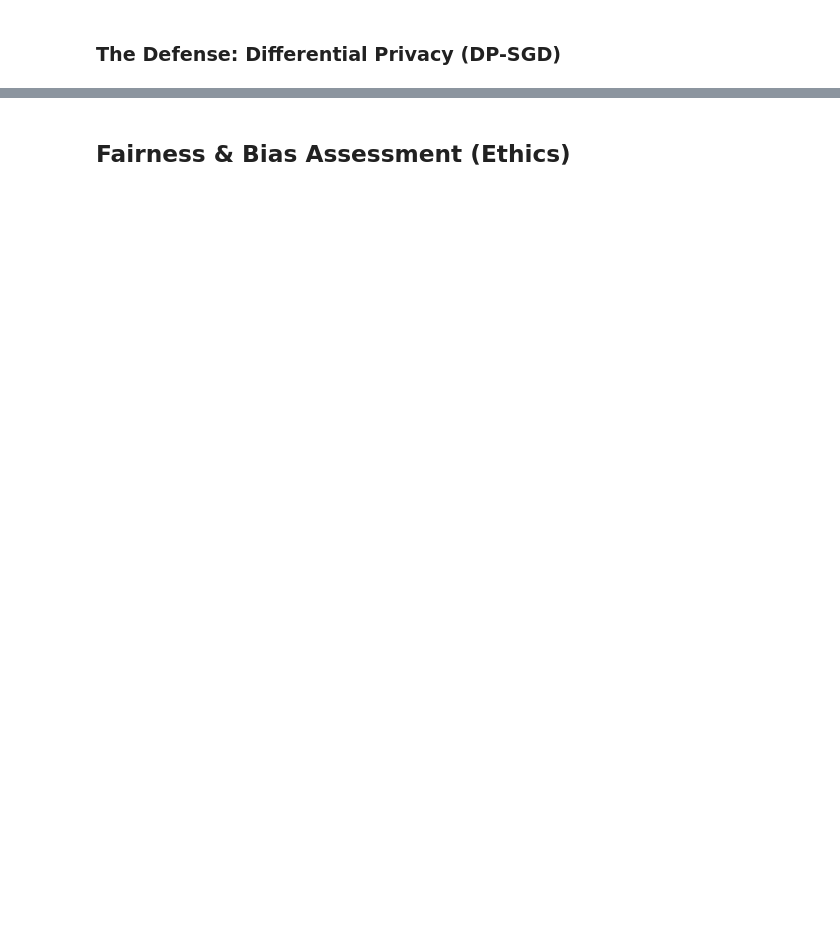
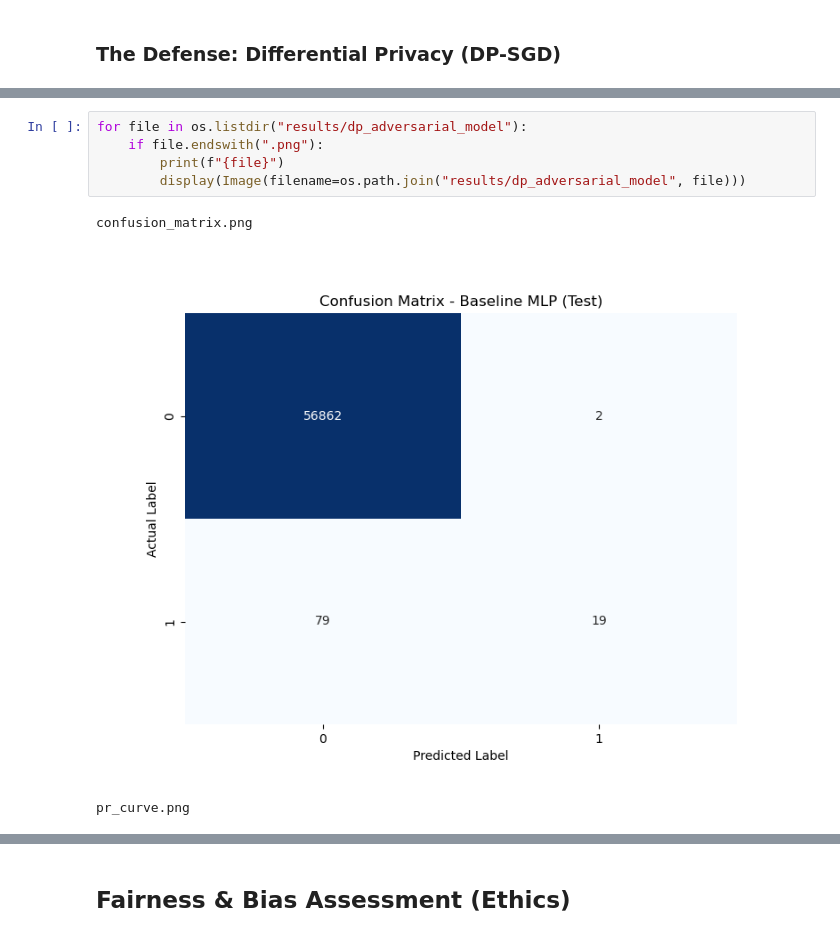
Before and after one commit to alexandre-martel/adversarial-privacy-fraud-detection, a Jupyter notebook: Credit_card_Fraud_results.ipynb, the cells around one changed output, grey strips where cells are left out. Cells and saved outputs as stored; diff of their text form; blank space fills up the shorter version.

```diff
--- a/Credit_card_Fraud_results.ipynb
+++ b/Credit_card_Fraud_results.ipynb
@@ -298,0 +424,9 @@ pr_curve.png
+# %%
+for file in os.listdir("results/dp_adversarial_model"):
+    if file.endswith(".png"):
+        print(f"{file}")
+        display(Image(filename=os.path.join("results/dp_adversarial_model", file)))
+# %% [output]
+confusion_matrix.png
+[figure, added]
+pr_curve.png
```
Also changed, not shown: parts of 47 cells of this notebook, 53 other files.
